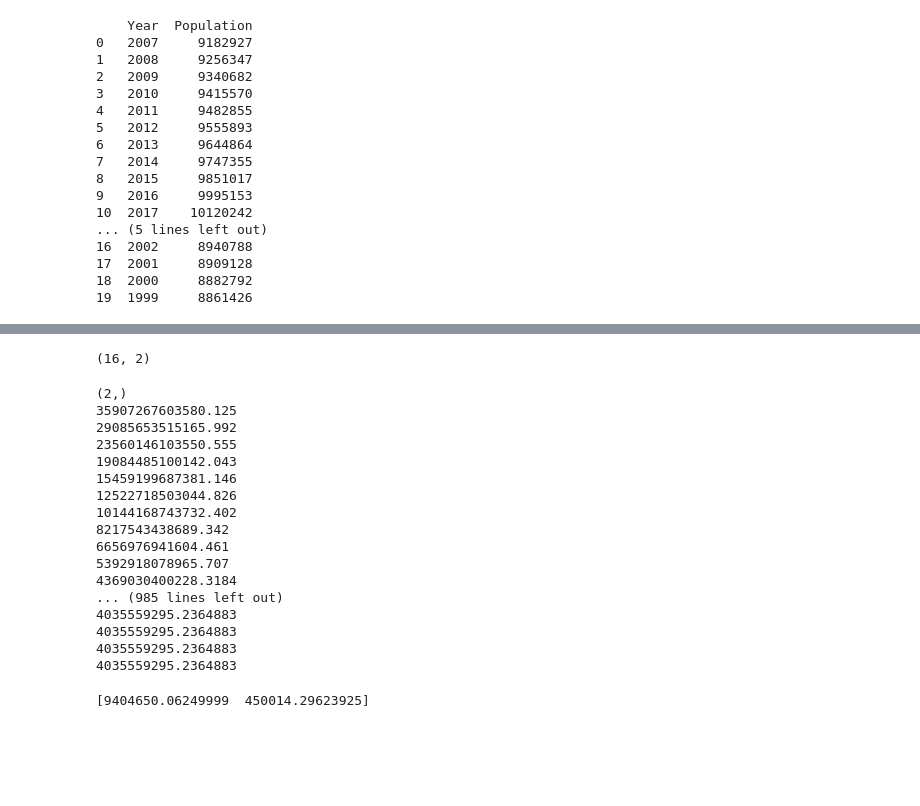
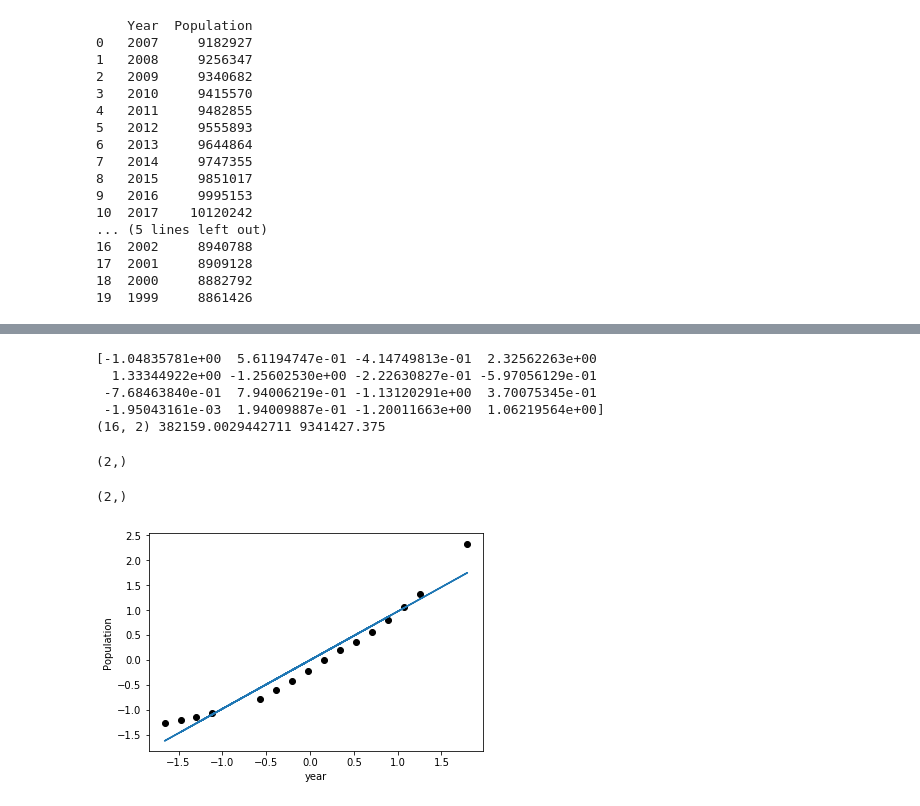
Before and after one commit to MustafizSaadi/JupyterWorkflow, a Jupyter notebook: population.ipynb, the cells around one changed output, grey strips where cells are left out. Saved outputs shown, nothing was run; the diff lists cells and outputs as text; code cells hidden in the pictures; blank space fills up the shorter version.

```diff
--- a/population.ipynb
+++ b/population.ipynb
@@ -37,7 +37,7 @@ plt.xlabel('year')
 plt.ylabel('Population')
 plt.show()
 X_train, X_test, y_train, y_test = cross_validation.train_test_split(X, y, test_size=0.2)
-X_train=featureNormalize(X_train)
-# print(X_train)
+X_train,mean,std=featureNormalize(X_train)
+print(X_train)
 # %% [output]
 [figure]
@@ -60,34 +61,26 @@ X_train=featureNormalize(X_train)
 # %%
 # b=np.ones(X.shape[0])
 X_train=np.c_[np.ones(X_train.shape[0]),X_train]
-# print(b)
-print(X_train.shape)
+meany = np.mean(y_train)
+stdy = np.std(y_train)
+y_train = (y_train-meany)/stdy
+print(y_train)
+print(X_train.shape,stdy,meany)
 # %% [output]
-(16, 2)
+[-1.04835781e+00  5.61194747e-01 -4.14749813e-01  2.32562263e+00
+  1.33344922e+00 -1.25602530e+00 -2.22630827e-01 -5.97056129e-01
+ -7.68463840e-01  7.94006219e-01 -1.13120291e+00  3.70075345e-01
+ -1.95043161e-03  1.94009887e-01 -1.20011663e+00  1.06219564e+00]
+(16, 2) 382159.0029442711 9341427.375
 # %%
 theta=np.array(np.zeros(X_train.shape[1]))
 iterations=1000
 alpha=0.1
 print(theta.shape)
-theta=gradientDescent(X_train,y_train,alpha,theta,iterations)
+j_history = np.array(np.zeros(iterations))
+theta,j_history=gradientDescent(X_train,y_train,alpha,theta,iterations,j_history)
 # %% [output]
 (2,)
-35907267603580.125
-29085653515165.992
-23560146103550.555
-19084485100142.043
-15459199687381.146
-12522718503044.826
-10144168743732.402
-8217543438689.342
-6656976941604.461
-5392918078965.707
-4369030400228.3184
-... (985 lines left out)
-4035559295.2364883
-4035559295.2364883
-4035559295.2364883
-4035559295.2364883
 # %%
 def computeCost(X,y,theta):
     m=y.shape[0]
@@ -111,4 +104,12 @@ def featureNormalize(X):
 # %%
-print (theta)
+print (theta.shape)
 # %% [output]
-[9404650.06249999  450014.29623925]
+(2,)
+# %%
+plt.scatter(X_train[:,[1]],y_train,color='k')
+plt.xlabel('year')
+plt.ylabel('Population')
+plt.plot(X_train[:,[1]],np.dot(theta.T,X_train.T))
+plt.show()
+# %% [output]
+[figure, added]
```
Also changed, not shown: parts of 6 cells of this notebook.
